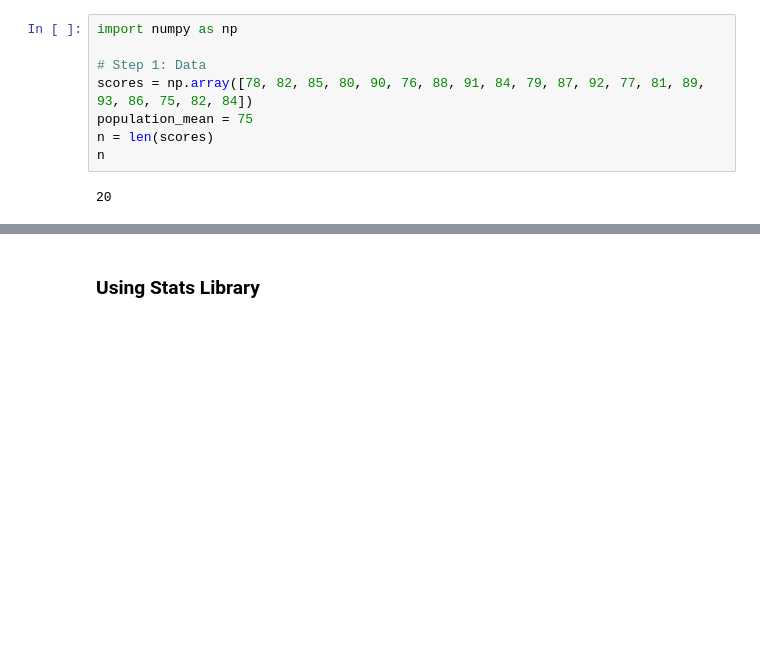
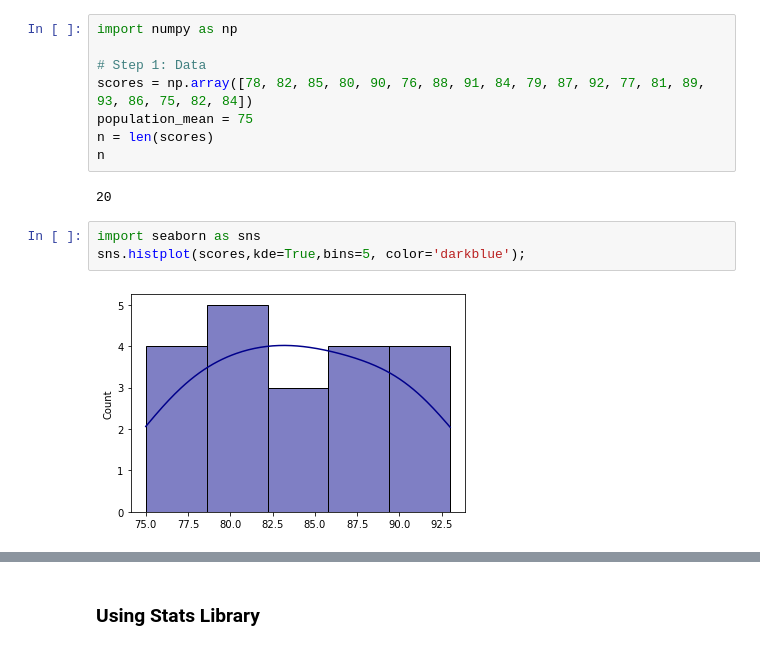
Before and after one commit to GraceMwende/PHASE_2-MS_DS, a Jupyter notebook: Class work/week4/Hypothesis_Testing_T_Tests.ipynb, the cells around one changed output, grey strips where cells are left out. Saved outputs shown, nothing was run; the diff lists cells and outputs as text; blank space fills up the shorter version.

```diff
--- a/Class work/week4/Hypothesis_Testing_T_Tests.ipynb
+++ b/Class work/week4/Hypothesis_Testing_T_Tests.ipynb
@@ -113,6 +113,11 @@ n = len(scores)
 n
 # %% [output]
 20
+# %%
+import seaborn as sns
+sns.histplot(scores,kde=True,bins=5, color='darkblue');
+# %% [output]
+[figure, added]
 # %%
 
 # Step 2: Calculate Sample Mean (X_bar)
```
Also changed, not shown: parts of 5 cells of this notebook, 13 other files.
